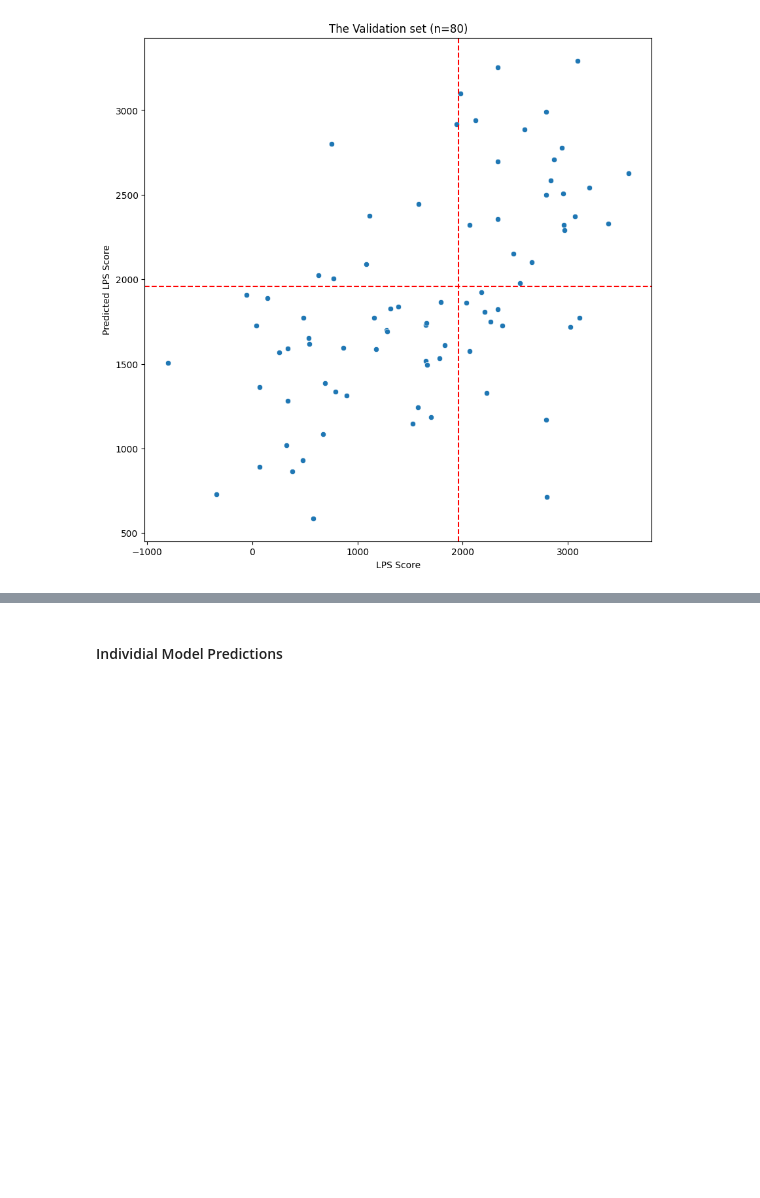
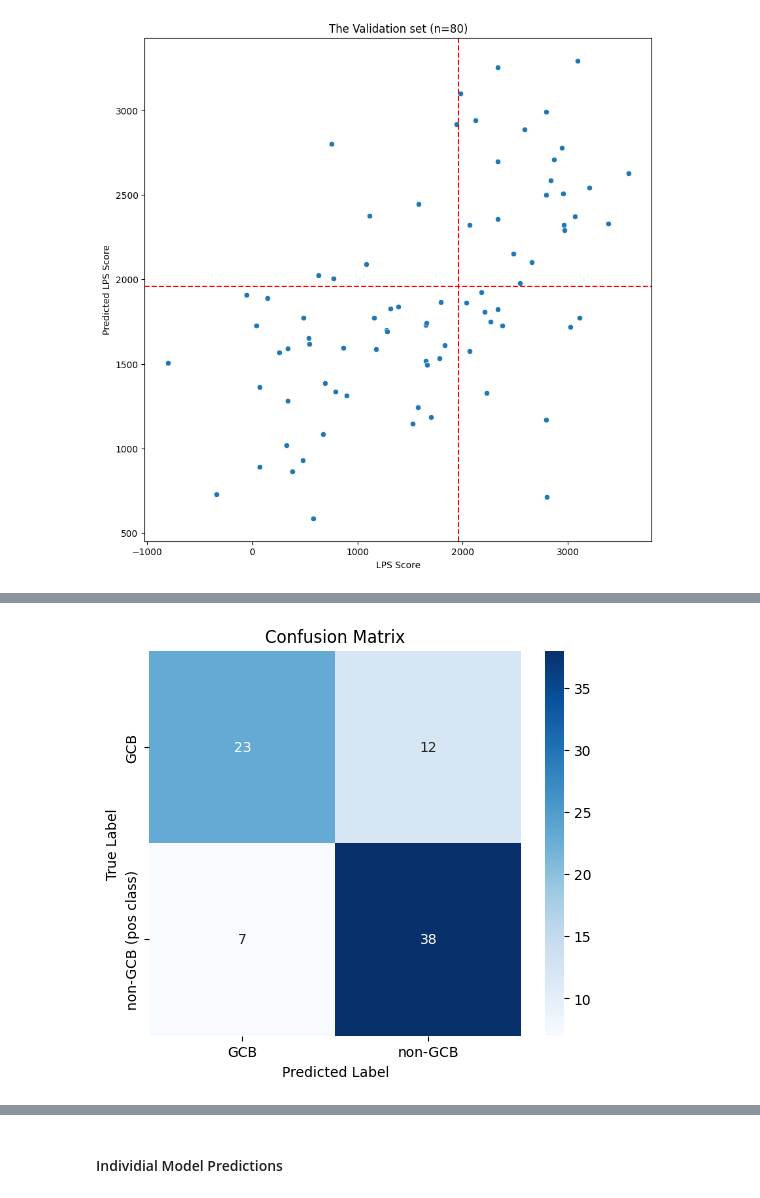
Before and after one commit to etabari/goya_paper, a Jupyter notebook: coo-modeling/03.01-ens-regression-gene_noAf.ipynb, the cells around one changed output, grey strips where cells are left out. Drawn from its saved outputs; the diff is of its cells as text; code cells hidden in the pictures; blank space fills up the shorter version.

Commit message:
added better confusion matricies

```diff
--- a/coo-modeling/03.01-ens-regression-gene_noAf.ipynb
+++ b/coo-modeling/03.01-ens-regression-gene_noAf.ipynb
@@ -414,0 +412,13 @@ print(cm)
+# %%
+plt.figure(figsize=(6, 5))
+p = sns.heatmap(
+    cm[::-1, ::-1],
+    annot=True,
+    fmt="d",
+    cmap="Blues",
+    yticklabels=['GCB', 'non-GCB (pos class)'],
+    xticklabels=['GCB', 'non-GCB'],
+)
+_ = p.set(xlabel="Predicted Label", ylabel="True Label", title="Confusion Matrix")
+# %% [output]
+[figure, added]
```
Also changed, not shown: parts of 5 cells of this notebook.
